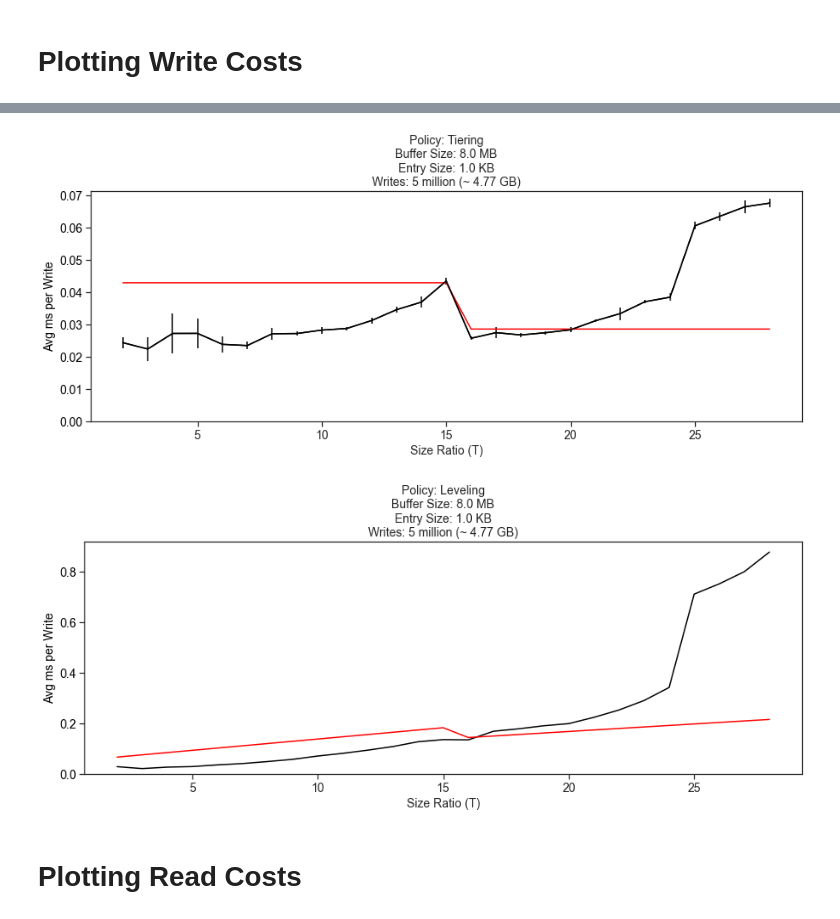
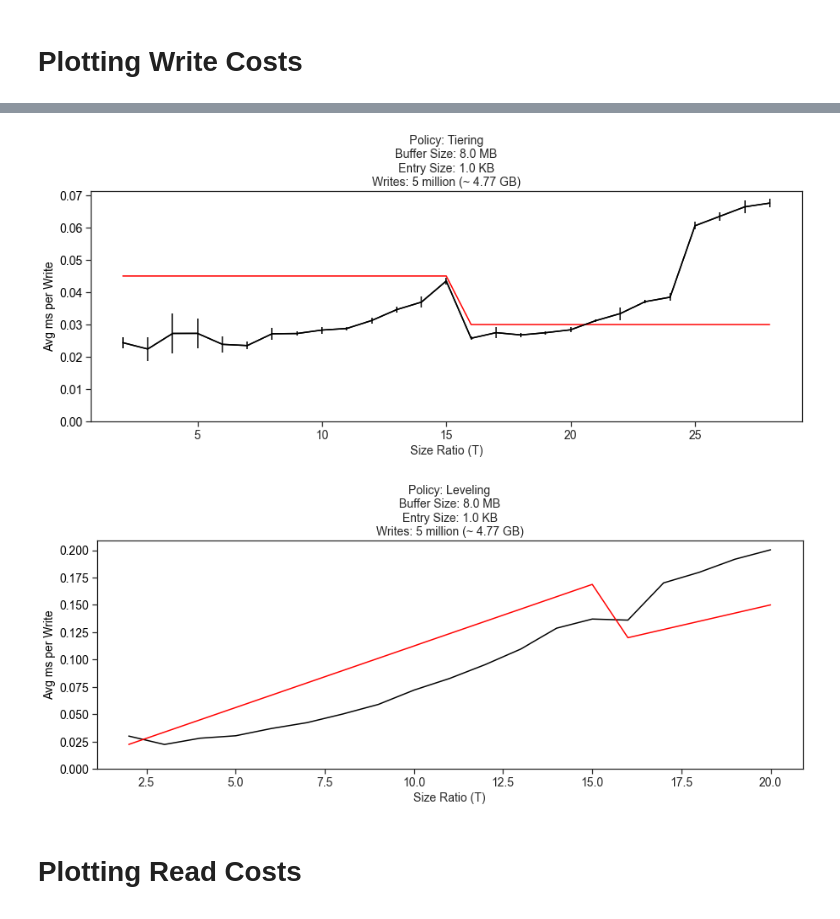
Before and after one commit to Ephoris/rocksdb-robust, a Jupyter notebook: script/visualization/cost_func_graph.ipynb, the cells around one changed output, grey strips where cells are left out. Saved outputs shown, nothing was run; the diff lists cells and outputs as text; code cells hidden in the pictures.

```diff
--- a/script/visualization/cost_func_graph.ipynb
+++ b/script/visualization/cost_func_graph.ipynb
@@ -40,7 +40,7 @@ class DBMeta(object):
         return ceil(log((self.N * self.E) / self.B + 1, self.T))
 
     def write_cost(self):
-        cost = self.T * (1 + self.phi) * (self.L / self.B)
+        cost = self.T * (1 + self.phi) * (self.L / 8)
         if (self.is_tiering):
             cost = cost / self.T
         else:
@@ -237,23 +237,23 @@ def plot_same_axis(df, ALPHA, BETA, err=False):
 # %%
 set_style()
 
-ALPHA, BETA = (6e4, 0)
+ALPHA, BETA = (0.06, 0)
 cols = ['write_time_' + str(i) for i in range(5)]
 
 df2 = read_data('../../data/21.csv')
 y = df2['measured_write_cost']
 x = df2['model_write_cost']
 # (ALPHA, BETA, _, _, _) = linear_regression(x, y)
 df2['write_std'] = df2[cols].div(df2['num_writes'], axis=0).std(axis=1)
 _ = plot_same_axis(df2, ALPHA, BETA, err=True)
 
 
-ALPHA, BETA = (2.5e4, 0.05)
+ALPHA, BETA = (0.03, 0)
 df1 = read_data('../../data/22.csv')
-_ = plot_same_axis(df1[df1['T'] <= 30], ALPHA, BETA)
+_ = plot_same_axis(df1[df1['T'] <= 20], ALPHA, BETA)
 # %% [output]
-[figure, old version]
+[figure, new version]
-[figure, old version]
+[figure, new version]
 # %% [markdown]
 # Plotting Read Costs
 # %%
```
Also changed, not shown: parts of 4 cells of this notebook, 9 other files.
